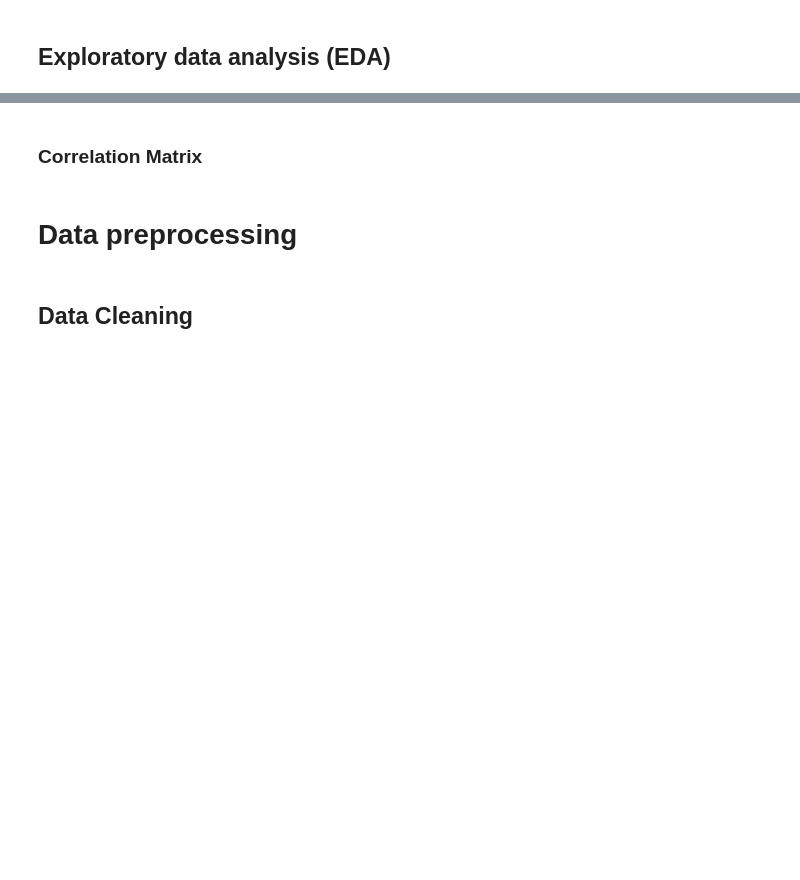
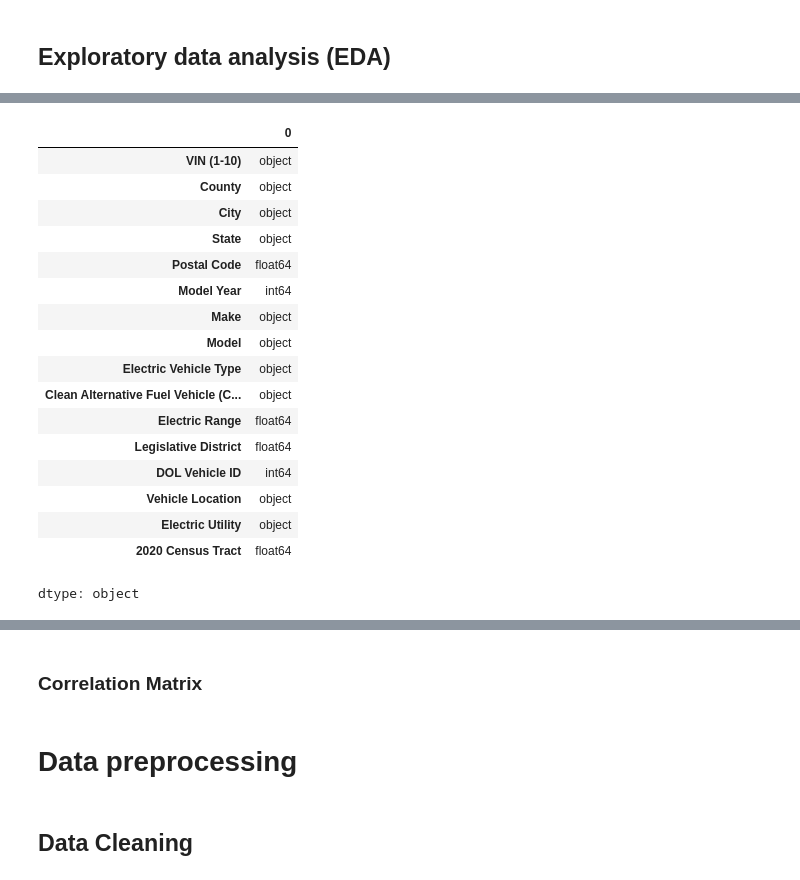
Before and after one commit to MidhulaMS/EV-Population-Prediction, a Jupyter notebook: EV_Population_Prediction.ipynb, the cells around one changed output, grey strips where cells are left out. Saved outputs shown, nothing was run; the diff lists cells and outputs as text; code cells hidden in the pictures; blank space fills up the shorter version.

```diff
--- a/EV_Population_Prediction.ipynb
+++ b/EV_Population_Prediction.ipynb
@@ -23,0 +60,21 @@ from sklearn.preprocessing import MinMaxScaler
+# %%
+EV_df.dtypes
+# %% [output]
+|  | 0 |
+| VIN (1-10) | object |
+| County | object |
+| City | object |
+| State | object |
+| Postal Code | float64 |
+| Model Year | int64 |
+| Make | object |
+| Model | object |
+| Electric Vehicle Type | object |
+| Clean Alternative Fuel Vehicle (C... | object |
+| Electric Range | float64 |
+| Legislative District | float64 |
+| DOL Vehicle ID | int64 |
+| Vehicle Location | object |
+| Electric Utility | object |
+| 2020 Census Tract | float64 |
+dtype: object
```
Also changed, not shown: parts of 13 cells of this notebook.
